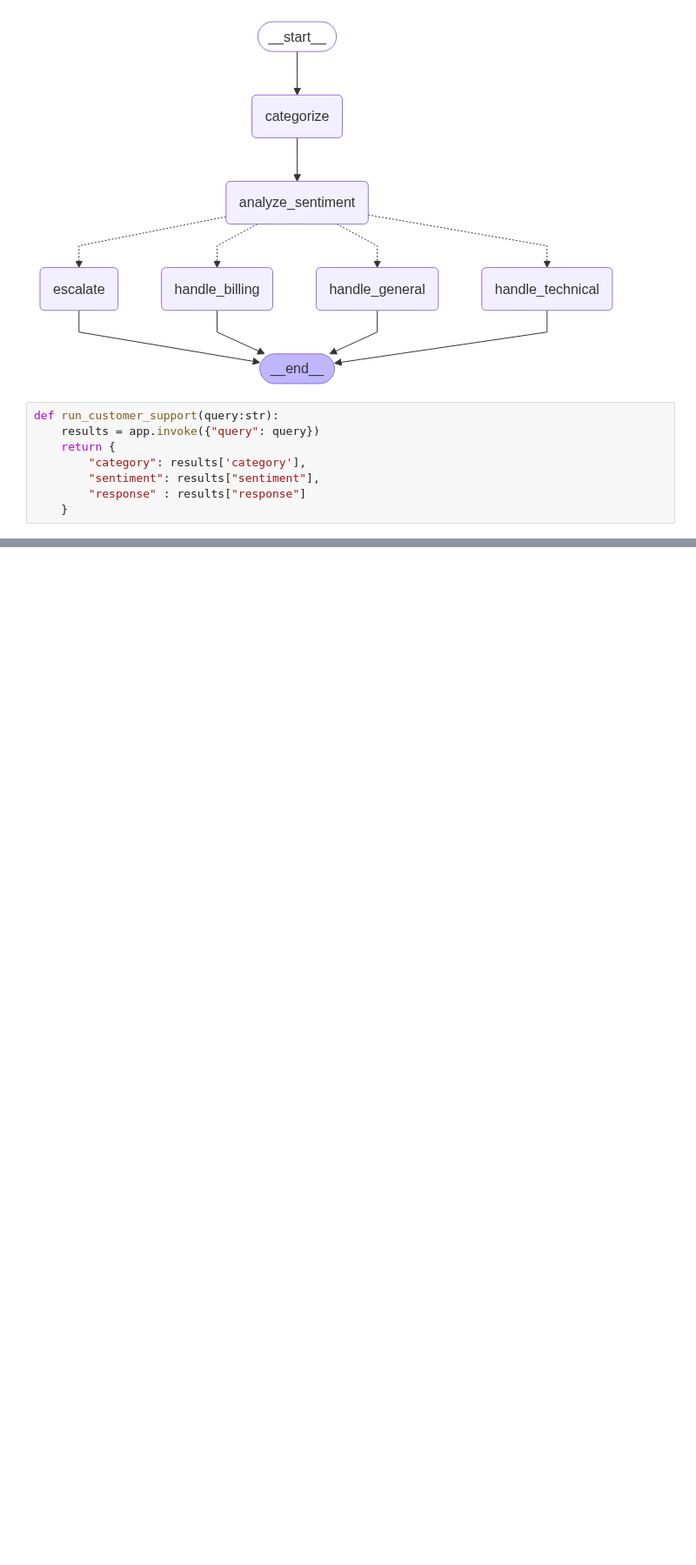
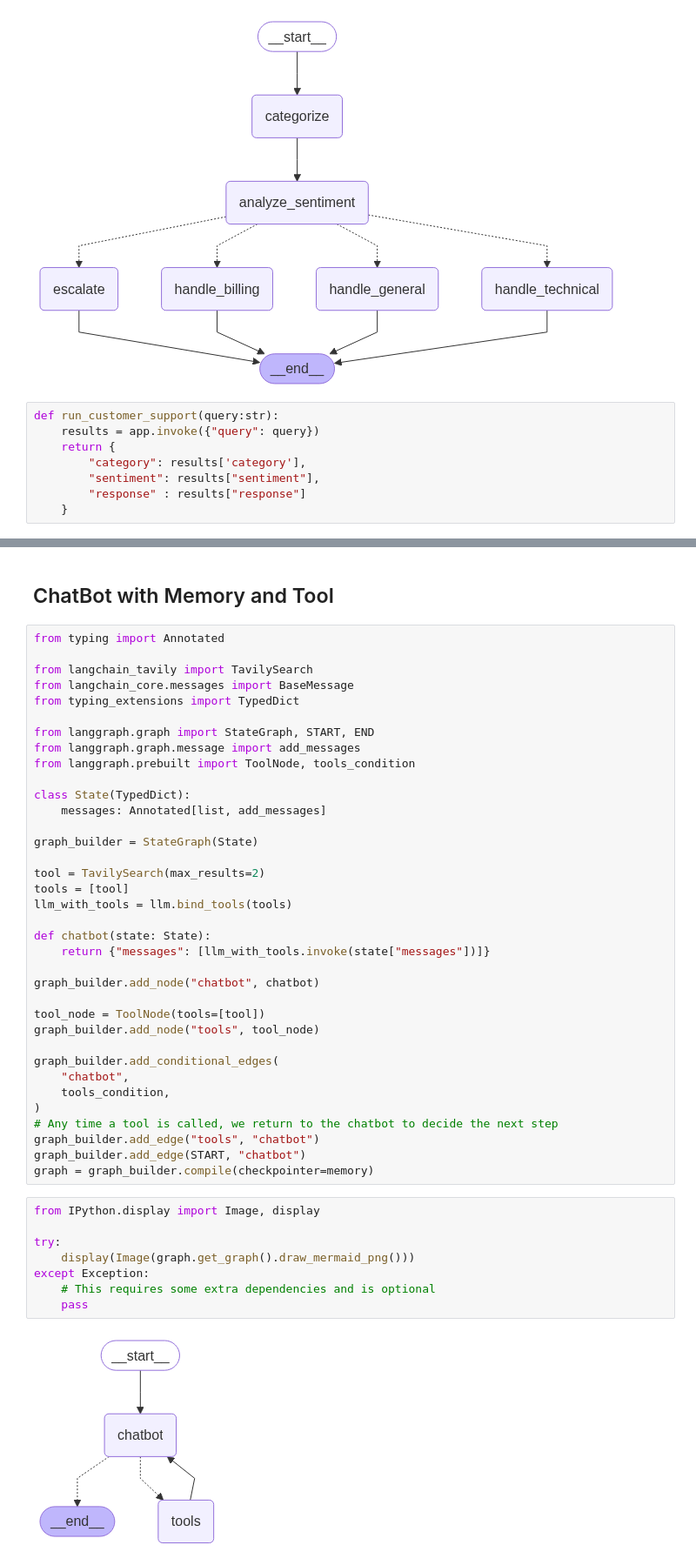
Before and after one commit to piyush-1871/ChatBot-using-Langgraph, a Jupyter notebook: app.ipynb, the cells around one changed output, grey strips where cells are left out. Shown: that part at 87% size. Cells and saved outputs as stored; diff of their text form; blank space fills up the shorter version.

```diff
--- a/app.ipynb
+++ b/app.ipynb
@@ -148,0 +268,48 @@ In the meantime, I'd like to assure you that we're committed to providing accura
+# %% [markdown]
+## ChatBot with Memory and Tool
+# %%
+from typing import Annotated
+
+from langchain_tavily import TavilySearch
+from langchain_core.messages import BaseMessage
+from typing_extensions import TypedDict
+
+from langgraph.graph import StateGraph, START, END
+from langgraph.graph.message import add_messages
+from langgraph.prebuilt import ToolNode, tools_condition
+
+class State(TypedDict):
+    messages: Annotated[list, add_messages]
+
+graph_builder = StateGraph(State)
+
+tool = TavilySearch(max_results=2)
+tools = [tool]
+llm_with_tools = llm.bind_tools(tools)
+
+def chatbot(state: State):
+    return {"messages": [llm_with_tools.invoke(state["messages"])]}
+
+graph_builder.add_node("chatbot", chatbot)
+
+tool_node = ToolNode(tools=[tool])
+graph_builder.add_node("tools", tool_node)
+
+graph_builder.add_conditional_edges(
+    "chatbot",
+    tools_condition,
+)
+# Any time a tool is called, we return to the chatbot to decide the next step
+graph_builder.add_edge("tools", "chatbot")
+graph_builder.add_edge(START, "chatbot")
+graph = graph_builder.compile(checkpointer=memory)
+# %%
+from IPython.display import Image, display
+
+try:
+    display(Image(graph.get_graph().draw_mermaid_png()))
+except Exception:
+    # This requires some extra dependencies and is optional
+    pass
+# %% [output]
+[figure, added]
```
Also changed, not shown: parts of 16 cells of this notebook.
